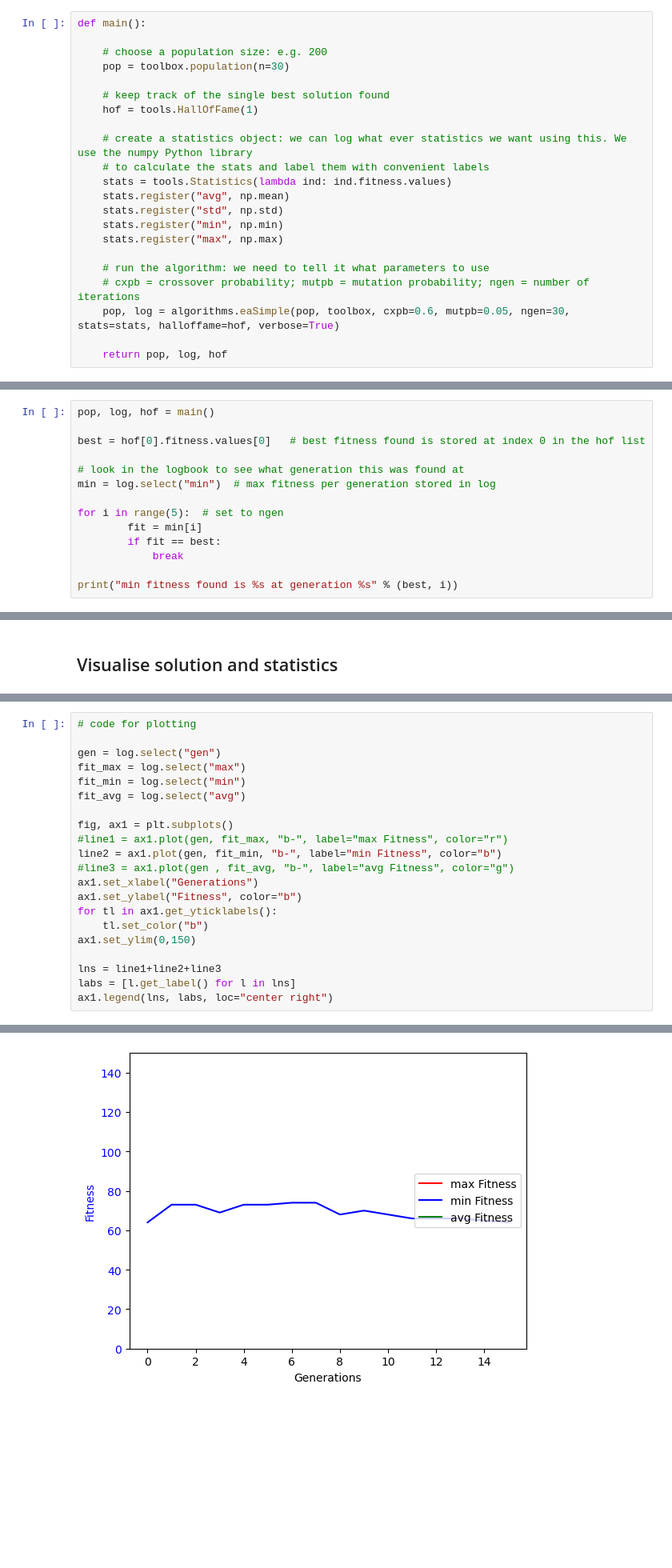
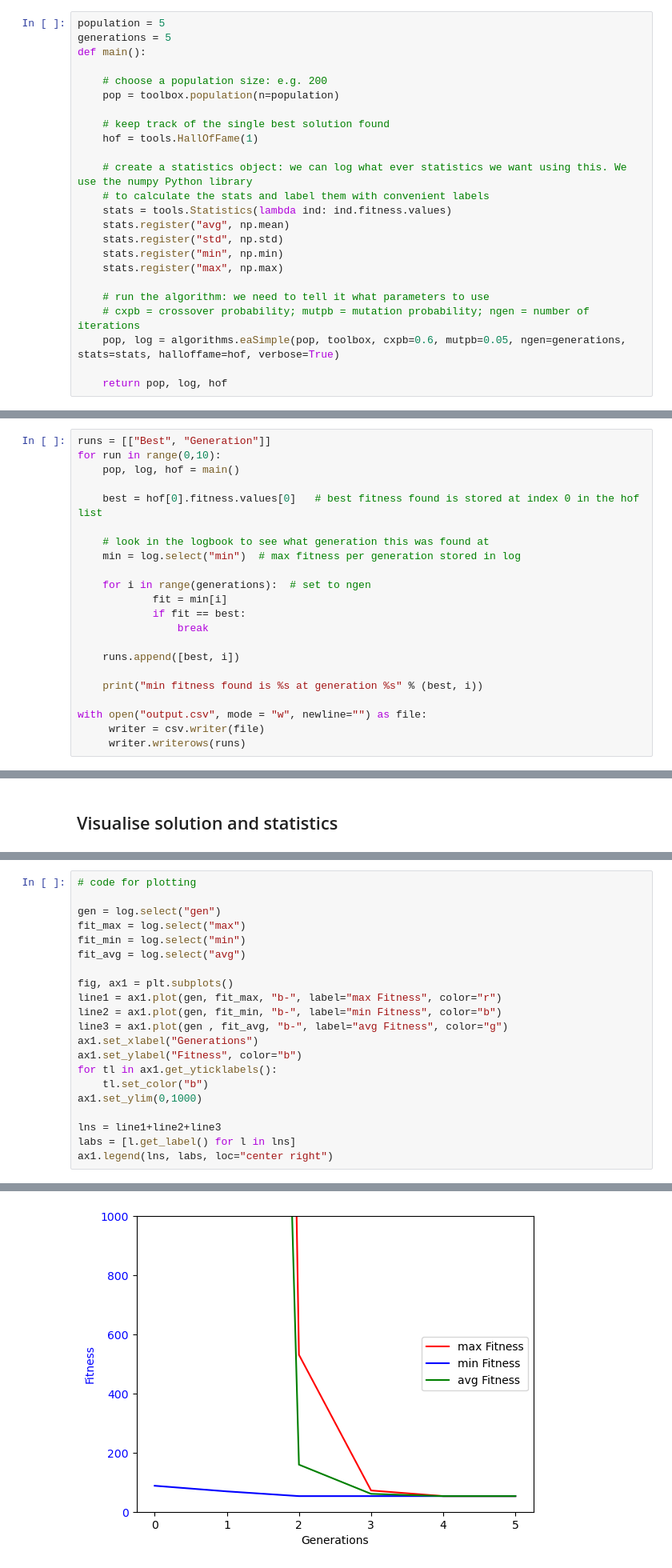
Before and after one commit to julkaswieta/eco-cw, a Jupyter notebook: coursework.ipynb, the cells around one changed output, grey strips where cells are left out. Shown at 80% size. Cells and saved outputs as stored; diff of their text form; blank space fills up the shorter version.

```diff
--- a/coursework.ipynb
+++ b/coursework.ipynb
@@ -173,10 +168,12 @@ toolbox.register("select", tools.selTournament, tournsize=2)
 # %% [markdown]
 ## Main EA definition
 # %%
+population = 5
+generations = 5
 def main():
 
     # choose a population size: e.g. 200
-    pop = toolbox.population(n=30)
+    pop = toolbox.population(n=population)
 
     # keep track of the single best solution found
     hof = tools.HallOfFame(1)
@@ -191,23 +188,31 @@ def main():
 
     # run the algorithm: we need to tell it what parameters to use
     # cxpb = crossover probability; mutpb = mutation probability; ngen = number of iterations
-    pop, log = algorithms.eaSimple(pop, toolbox, cxpb=0.6, mutpb=0.05, ngen=30, stats=stats, halloffame=hof, verbose=True)
+    pop, log = algorithms.eaSimple(pop, toolbox, cxpb=0.6, mutpb=0.05, ngen=generations, stats=stats, halloffame=hof, verbose=True)
 
     return pop, log, hof
 # %% [markdown]
 ## Run the EA
 # %%
-pop, log, hof = main()
+runs = [["Best", "Generation"]]
+for run in range(0,10):
+    pop, log, hof = main()
 
-best = hof[0].fitness.values[0]   # best fitness found is stored at index 0 in the hof list
+    best = hof[0].fitness.values[0]   # best fitness found is stored at index 0 in the hof list
 
-# look in the logbook to see what generation this was found at
-min = log.select("min")  # max fitness per generation stored in log
+    # look in the logbook to see what generation this was found at
+    min = log.select("min")  # max fitness per generation stored in log
 
-for i in range(5):  # set to ngen
-        fit = min[i]
-        if fit == best:
-            break
+    for i in range(generations):  # set to ngen
+            fit = min[i]
+            if fit == best:
+                break
 
-print("min fitness found is %s at generation %s" % (best, i))
+    runs.append([best, i])
+
+    print("min fitness found is %s at generation %s" % (best, i))
+
+with open("output.csv", mode = "w", newline="") as file:
+     writer = csv.writer(file)
+     writer.writerows(runs)
 # %% [output]
@@ -288,24 +292,24 @@ visualise_objective_function(final_solution, instance_size=instance_size, nb_cam
 # %%
 # code for plotting
 
 gen = log.select("gen")
 fit_max = log.select("max")
 fit_min = log.select("min")
 fit_avg = log.select("avg")
 
 fig, ax1 = plt.subplots()
-#line1 = ax1.plot(gen, fit_max, "b-", label="max Fitness", color="r")
+line1 = ax1.plot(gen, fit_max, "b-", label="max Fitness", color="r")
 line2 = ax1.plot(gen, fit_min, "b-", label="min Fitness", color="b")
-#line3 = ax1.plot(gen , fit_avg, "b-", label="avg Fitness", color="g")
+line3 = ax1.plot(gen , fit_avg, "b-", label="avg Fitness", color="g")
 ax1.set_xlabel("Generations")
 ax1.set_ylabel("Fitness", color="b")
 for tl in ax1.get_yticklabels():
     tl.set_color("b")
-ax1.set_ylim(0,150)
+ax1.set_ylim(0,1000)
 
 lns = line1+line2+line3
 labs = [l.get_label() for l in lns]
 ax1.legend(lns, labs, loc="center right")
 # %% [output]
 <matplotlib.legend.Legend at 0x...>
-[figure, old version]
+[figure, new version]
```
Also changed, not shown: parts of 4 cells of this notebook.
